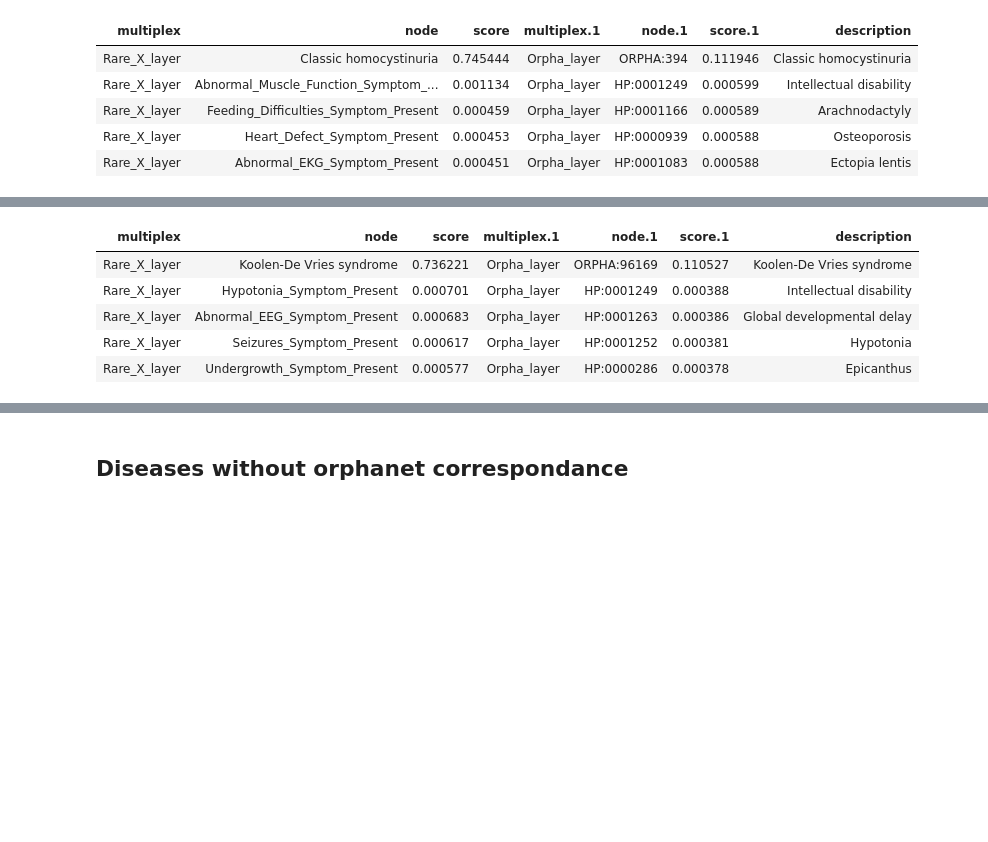
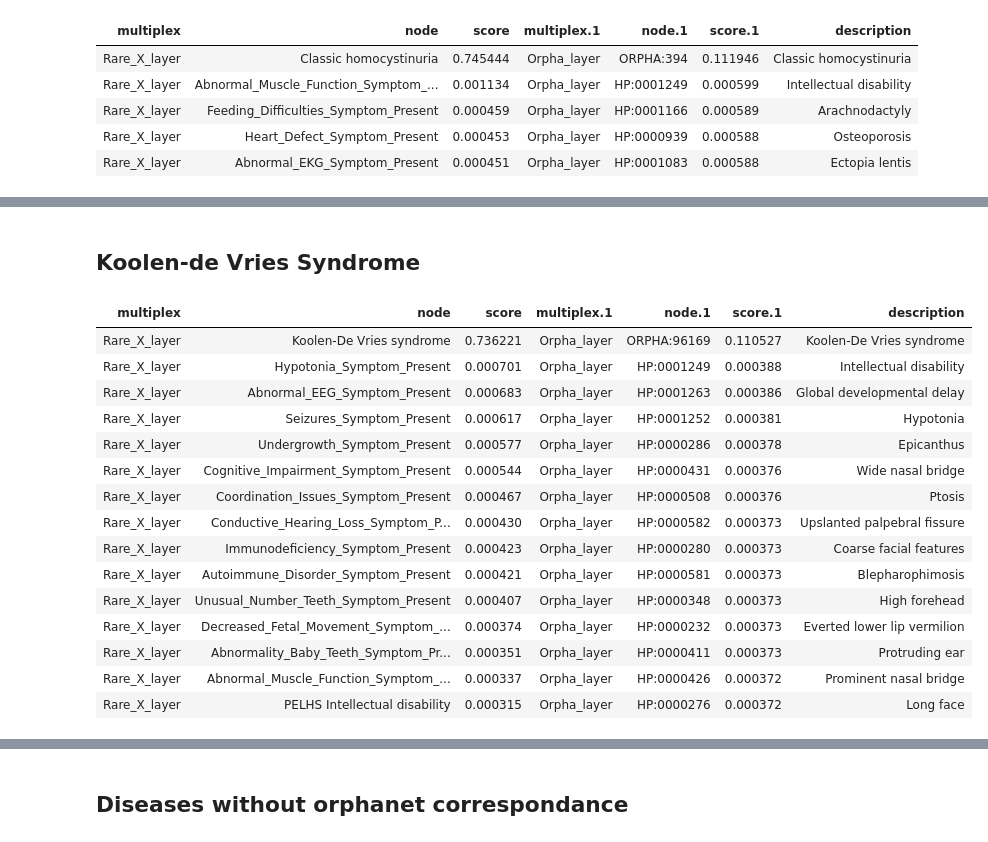
Before and after one commit to BAUDOTlab/Dream_Rare-X, a Jupyter notebook: jupyter-notebooks/step6_analyze_mxr_results.ipynb, the cells around one changed output, grey strips where cells are left out. Cells and saved outputs as stored; diff of their text form; code cells hidden in the pictures; blank space fills up the shorter version.

```diff
--- a/jupyter-notebooks/step6_analyze_mxr_results.ipynb
+++ b/jupyter-notebooks/step6_analyze_mxr_results.ipynb
@@ -206,9 +229,21 @@ dico_results_withOrpha['Kleefstra syndrome'].head(topresults).style.hide_index()
+# %% [markdown]
+## Koolen-de Vries Syndrome
 # %%
-dico_results_withOrpha['Koolen-de Vries Syndrome'].head(topresults).style.hide_index()
+dico_results_withOrpha['Koolen-de Vries Syndrome'].head(topresults).style.hide(axis='index')
 # %% [output]
 | multiplex | node | score | multiplex.1 | node.1 | score.1 | description |
 | Rare_X_layer | Koolen-De Vries syndrome | 0.736221 | Orpha_layer | ORPHA:96169 | 0.110527 | Koolen-De Vries syndrome |
 | Rare_X_layer | Hypotonia_Symptom_Present | 0.000701 | Orpha_layer | HP:0001249 | 0.000388 | Intellectual disability |
 | Rare_X_layer | Abnormal_EEG_Symptom_Present | 0.000683 | Orpha_layer | HP:0001263 | 0.000386 | Global developmental delay |
 | Rare_X_layer | Seizures_Symptom_Present | 0.000617 | Orpha_layer | HP:0001252 | 0.000381 | Hypotonia |
 | Rare_X_layer | Undergrowth_Symptom_Present | 0.000577 | Orpha_layer | HP:0000286 | 0.000378 | Epicanthus |
+| Rare_X_layer | Cognitive_Impairment_Symptom_Present | 0.000544 | Orpha_layer | HP:0000431 | 0.000376 | Wide nasal bridge |
+| Rare_X_layer | Coordination_Issues_Symptom_Present | 0.000467 | Orpha_layer | HP:0000508 | 0.000376 | Ptosis |
+| Rare_X_layer | Conductive_Hearing_Loss_Symptom_P... | 0.000430 | Orpha_layer | HP:0000582 | 0.000373 | Upslanted palpebral fissure |
+| Rare_X_layer | Immunodeficiency_Symptom_Present | 0.000423 | Orpha_layer | HP:0000280 | 0.000373 | Coarse facial features |
+| Rare_X_layer | Autoimmune_Disorder_Symptom_Present | 0.000421 | Orpha_layer | HP:0000581 | 0.000373 | Blepharophimosis |
+| Rare_X_layer | Unusual_Number_Teeth_Symptom_Present | 0.000407 | Orpha_layer | HP:0000348 | 0.000373 | High forehead |
+| Rare_X_layer | Decreased_Fetal_Movement_Symptom_... | 0.000374 | Orpha_layer | HP:0000232 | 0.000373 | Everted lower lip vermilion |
+| Rare_X_layer | Abnormality_Baby_Teeth_Symptom_Pr... | 0.000351 | Orpha_layer | HP:0000411 | 0.000373 | Protruding ear |
+| Rare_X_layer | Abnormal_Muscle_Function_Symptom_... | 0.000337 | Orpha_layer | HP:0000426 | 0.000372 | Prominent nasal bridge |
+| Rare_X_layer | PELHS Intellectual disability | 0.000315 | Orpha_layer | HP:0000276 | 0.000372 | Long face |
```
Also changed, not shown: parts of 19 cells of this notebook.
